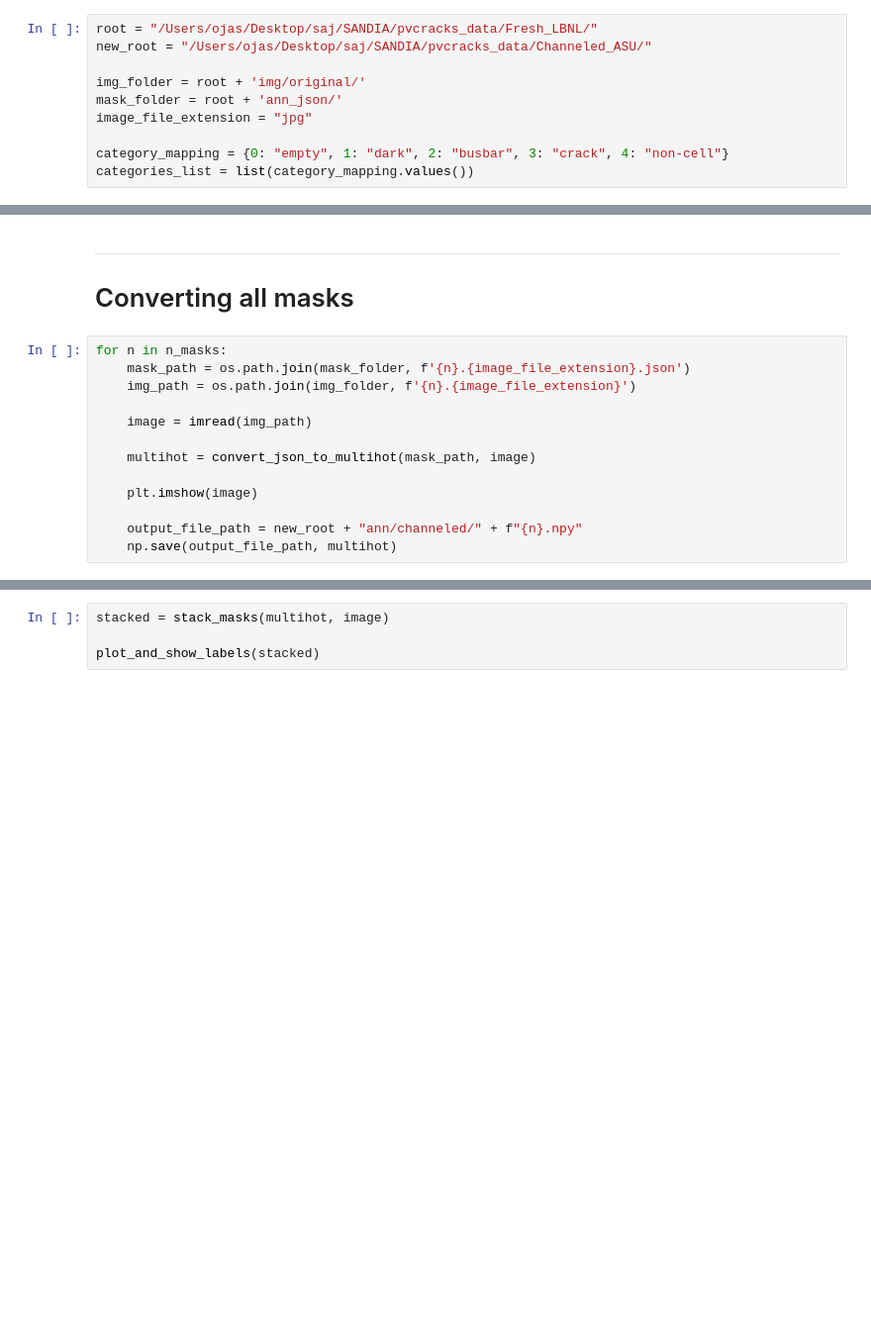
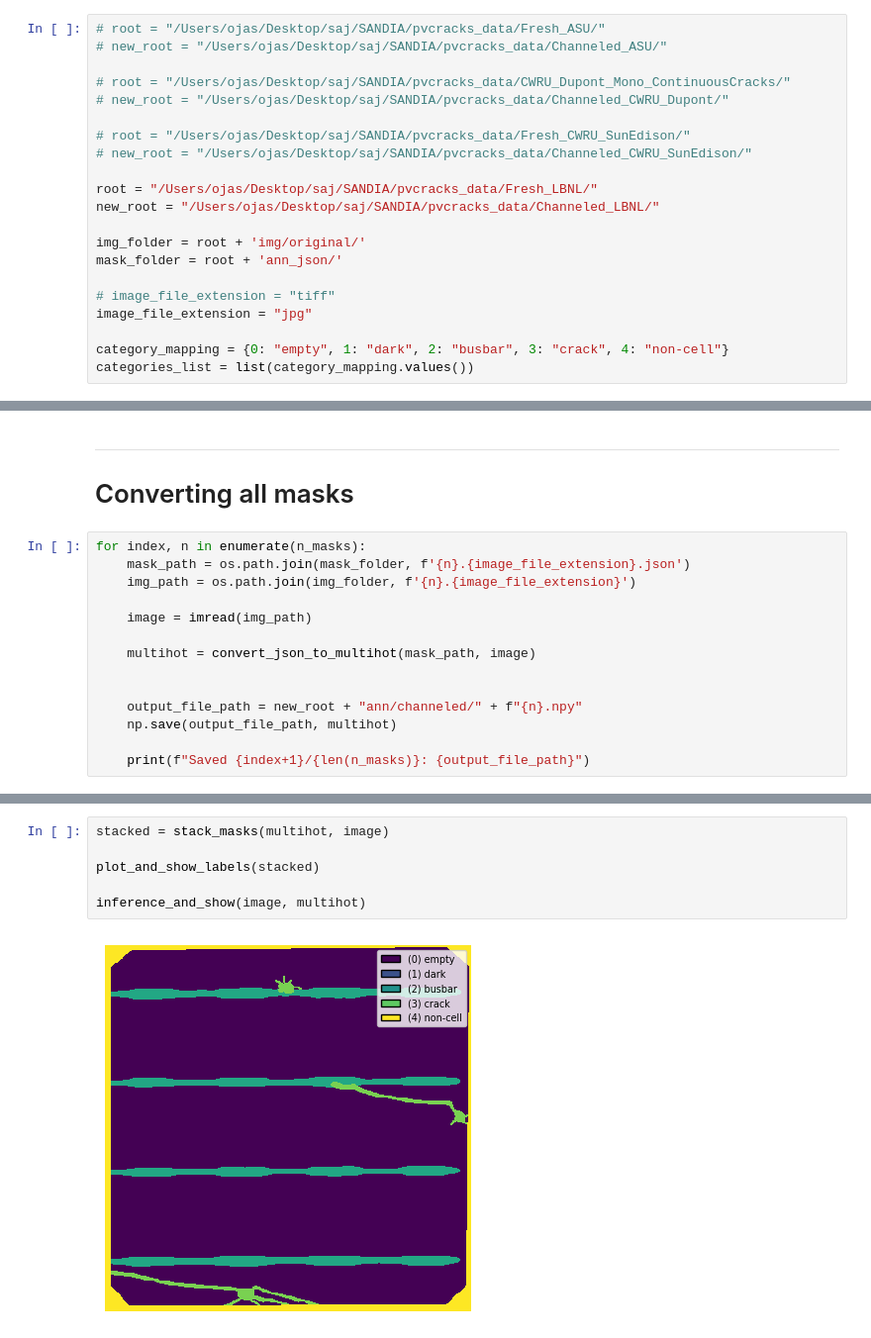
Before and after one commit to sandialabs/pvcracks, a Jupyter notebook: retrain/formatting/ojas_get_channeled_masks.ipynb, the cells around one changed output, grey strips where cells are left out. Shown at 99% size. Drawn from its saved outputs; the diff is of its cells as text; blank space fills up the shorter version.

```diff
--- a/retrain/formatting/ojas_get_channeled_masks.ipynb
+++ b/retrain/formatting/ojas_get_channeled_masks.ipynb
@@ -25,11 +25,22 @@ ojas_functions_dir = '/Users/ojas/Desktop/saj/SANDIA/pvcracks/retrain/'
 sys.path.append(ojas_functions_dir)
 import functions
 # %%
+# root = "/Users/ojas/Desktop/saj/SANDIA/pvcracks_data/Fresh_ASU/"
+# new_root = "/Users/ojas/Desktop/saj/SANDIA/pvcracks_data/Channeled_ASU/"
+
+# root = "/Users/ojas/Desktop/saj/SANDIA/pvcracks_data/CWRU_Dupont_Mono_ContinuousCracks/"
+# new_root = "/Users/ojas/Desktop/saj/SANDIA/pvcracks_data/Channeled_CWRU_Dupont/"
+
+# root = "/Users/ojas/Desktop/saj/SANDIA/pvcracks_data/Fresh_CWRU_SunEdison/"
+# new_root = "/Users/ojas/Desktop/saj/SANDIA/pvcracks_data/Channeled_CWRU_SunEdison/"
+
 root = "/Users/ojas/Desktop/saj/SANDIA/pvcracks_data/Fresh_LBNL/"
-new_root = "/Users/ojas/Desktop/saj/SANDIA/pvcracks_data/Channeled_ASU/"
+new_root = "/Users/ojas/Desktop/saj/SANDIA/pvcracks_data/Channeled_LBNL/"
 
 img_folder = root + 'img/original/'
 mask_folder = root + 'ann_json/'
+
+# image_file_extension = "tiff"
 image_file_extension = "jpg"
 
 category_mapping = {0: "empty", 1: "dark", 2: "busbar", 3: "crack", 4: "non-cell"}
@@ -189,7 +200,7 @@ def inference_and_show(img, gt_mask):
 
 # Converting all masks
 # %%
-for n in n_masks:
+for index, n in enumerate(n_masks):
     mask_path = os.path.join(mask_folder, f'{n}.{image_file_extension}.json')
     img_path = os.path.join(img_folder, f'{n}.{image_file_extension}')
 
@@ -197,8 +208,9 @@ for n in n_masks:
 
     multihot = convert_json_to_multihot(mask_path, image)
 
-    plt.imshow(image)
 
     output_file_path = new_root + "ann/channeled/" + f"{n}.npy"
     np.save(output_file_path, multihot)
+
+    print(f"Saved {index+1}/{len(n_masks)}: {output_file_path}")
 # %% [output]
@@ -206,4 +234,8 @@ for n in n_masks:
 # %%
 stacked = stack_masks(multihot, image)
 
 plot_and_show_labels(stacked)
+
+inference_and_show(image, multihot)
+# %% [output]
+[figure, added]
```
Also changed, not shown: parts of 4 cells of this notebook, 5 other files.
